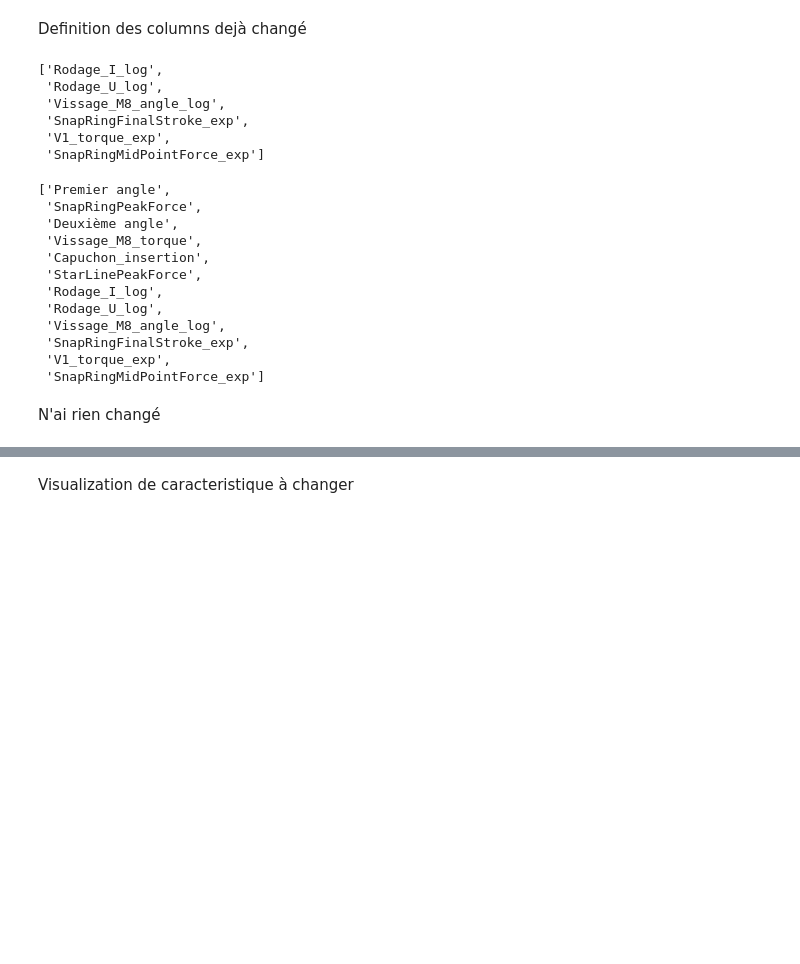
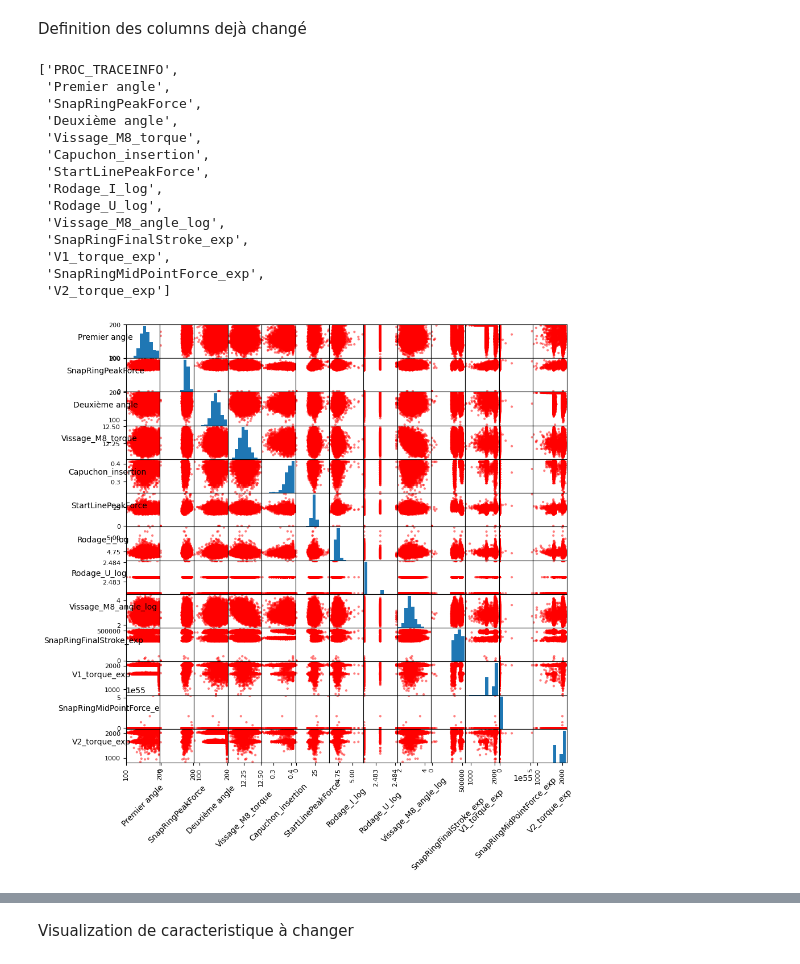
Before and after one commit to TonioHathos/AI_Valeo, a Jupyter notebook: Pre_processing_dataset_yudi.ipynb, the cells around one changed output, grey strips where cells are left out. Saved outputs shown, nothing was run; the diff lists cells and outputs as text; code cells hidden in the pictures; blank space fills up the shorter version.

```diff
--- a/Pre_processing_dataset_yudi.ipynb
+++ b/Pre_processing_dataset_yudi.ipynb
@@ -332,7 +318,8 @@ df_training_inputs
 # %% [markdown]
 Columns qui n'ont rien changé
 # %%
-cols_Nchange = ['Premier angle', 'SnapRingPeakForce','Deuxième angle', 'Vissage_M8_torque','Capuchon_insertion','StarLinePeakForce']
+cols_Nchange = ['PROC_TRACEINFO','Premier angle', 'SnapRingPeakForce','Deuxième angle', 'Vissage_M8_torque','Capuchon_insertion','StartLinePeakForce']
+#df_training_inputs
 # %% [markdown]
 Definition des changements
 # %%
@@ -351,27 +338,23 @@ df_training_inputs[cols_transformed1] = df_training_inputs[cols_to_transform1].t
 Definition des columns dejà changé
 # %%
 cols_change_transf = cols_transformed + cols_transformed1
-cols_change_transf
+#df_training_inputs[cols_change_transf]
-# %% [output]
-['Rodage_I_log',
- 'Rodage_U_log',
- 'Vissage_M8_angle_log',
- 'SnapRingFinalStroke_exp',
- 'V1_torque_exp',
- 'SnapRingMidPointForce_exp']
 # %%
-columns_to_plot = cols_Nchange + cols_change_transf
-columns_to_plot
+cols_to_plot = cols_Nchange + cols_change_transf
+#df_training_inputs[columns_to_plot]
+cols_to_plot
 # %% [output]
-['Premier angle',
+['PROC_TRACEINFO',
+ 'Premier angle',
  'SnapRingPeakForce',
  'Deuxième angle',
  'Vissage_M8_torque',
  'Capuchon_insertion',
- 'StarLinePeakForce',
+ 'StartLinePeakForce',
  'Rodage_I_log',
  'Rodage_U_log',
  'Vissage_M8_angle_log',
  'SnapRingFinalStroke_exp',
  'V1_torque_exp',
- 'SnapRingMidPointForce_exp']
+ 'SnapRingMidPointForce_exp',
+ 'V2_torque_exp']
@@ -387,2 +361,7 @@ for feature in cols_transformed:
-# %% [markdown]
-N'ai rien changé
+# %%
+sm = scatter_matrix(df_training_inputs[cols_to_plot], figsize=(10, 10), alpha = 0.5, color = 'red')
+
+visualization.rotate_labels(sm)
+plt.show()
+# %% [output]
+[figure, added]
```
Also changed, not shown: parts of 27 cells of this notebook.
